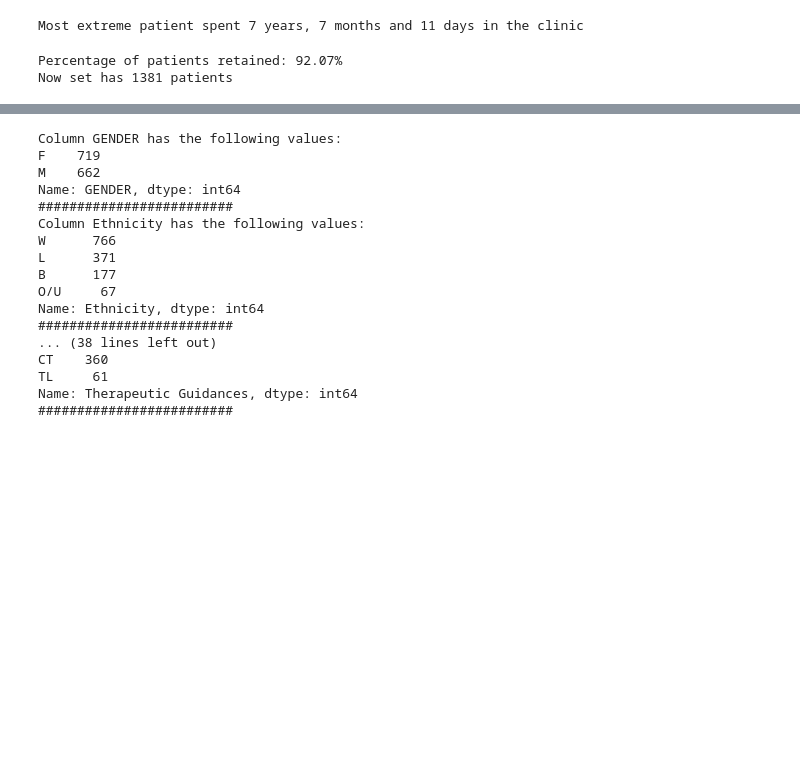
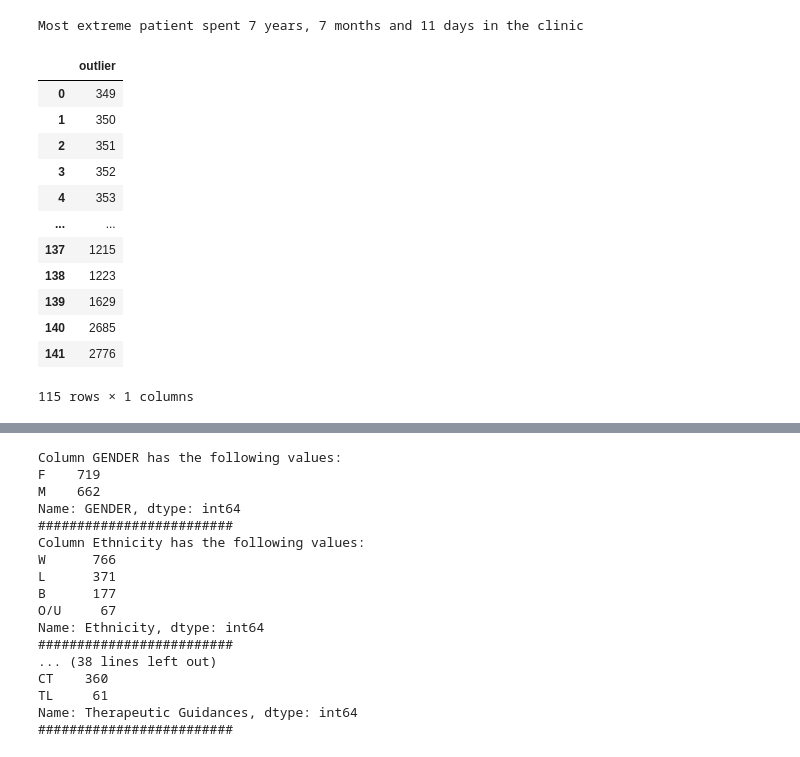
Before and after one commit to olsonperrensen/MLcomposer, a Jupyter notebook: Feature engineering.ipynb, the cells around one changed output, grey strips where cells are left out. Drawn from its saved outputs; the diff is of its cells as text; code cells hidden in the pictures; blank space fills up the shorter version.

```diff
--- a/Feature engineering.ipynb
+++ b/Feature engineering.ipynb
@@ -206,19 +206,54 @@ def convert_days(days):
 convert_days(df['LOS'].max())
 # %% [output]
 Most extreme patient spent 7 years, 7 months and 11 days in the clinic
-# %%
-# Considering ... I have opted for dropping outliers above a year of LOS (365d)
-YEAR = 365
-n_leftover_patients = df[df['LOS']<=YEAR].to_numpy().shape[0]
-n_starting_patients = df.shape[0]
-
-percentage = (n_leftover_patients / n_starting_patients) * 100
-
-# Drop the columns
-df.drop(df[df['LOS'] > YEAR].index,inplace=True)
-
-print("Percentage of patients retained: {:.2f}%".format(percentage))
-print(f"Now set has {df.shape[0]} patients")
-# %% [output]
-Percentage of patients retained: 92.07%
-Now set has 1381 patients
+# %%
+'''
+The following two 'detect_outliers' functions have been taken from 'Finding an outlier in a dataset using Python' by Krish Naik.
+https://www.youtube.com/embed/rzR_cKnkD18
+'''
+outliers = []
+
+def detect_outliers(df):
+    threshold=3 # Can change
+    mean = np.mean(df)
+    std = np.std(df)
+
+    for point in df:
+        z_score = (point-mean)/std
+        if np.abs(z_score) > threshold:
+            outliers.append(point)
+
+    return outliers
+
+outliers_std = sorted(detect_outliers(df['LOS']))
+std_df = pd.DataFrame(outliers_std,columns=['outlier'])
+
+def detect_outliers(data):
+    Q1 = np.percentile(data, 25)
+    Q3 = np.percentile(data, 75)
+    IQR = Q3 - Q1
+
+    lower_bound = Q1 - 1.5 * IQR
+    upper_bound = Q3 + 1.5 * IQR
+
+    outliers = data[(data < lower_bound) | (data > upper_bound)]
+    return outliers
+
+outliers_iqr = sorted(detect_outliers(df['LOS']))
+iqr_df = pd.DataFrame(outliers_iqr,columns=['outlier'])
+
+pd.concat([iqr_df,std_df]).drop_duplicates()
+# %% [output]
+|  | outlier |
+| 0 | 349 |
+| 1 | 350 |
+| 2 | 351 |
+| 3 | 352 |
+| 4 | 353 |
+| ... | ... |
+| 137 | 1215 |
+| 138 | 1223 |
+| 139 | 1629 |
+| 140 | 2685 |
+| 141 | 2776 |
+115 rows × 1 columns
```
Also changed, not shown: parts of 2 cells of this notebook.
